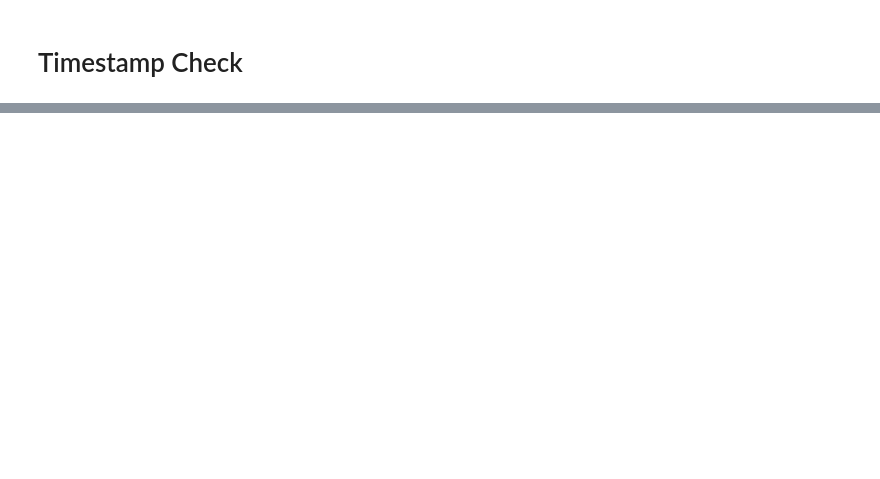
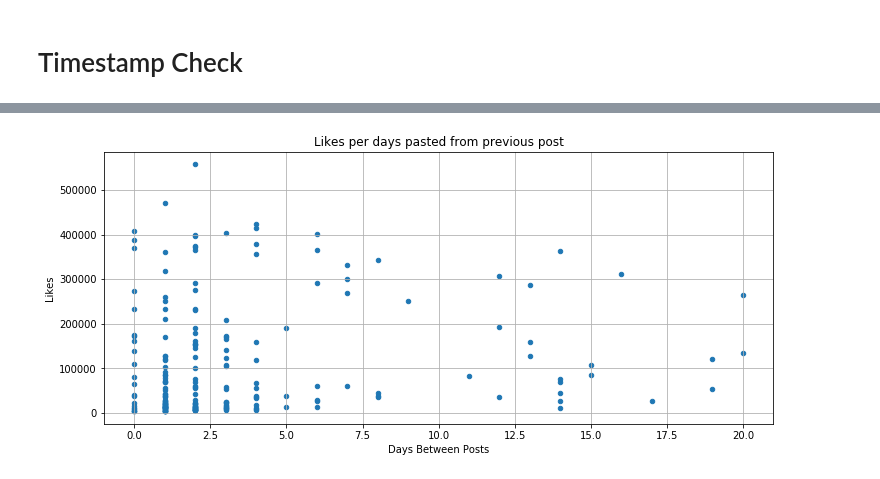
Before and after one commit to VasilisMpletsos/Instagram_Scrapper, a Jupyter notebook: TimestampExploration.ipynb, the cells around one changed output, grey strips where cells are left out. Drawn from its saved outputs; the diff is of its cells as text; code cells hidden in the pictures; blank space fills up the shorter version.

```diff
--- a/TimestampExploration.ipynb
+++ b/TimestampExploration.ipynb
@@ -44,0 +55,21 @@ Going to show images from 25 to 29
+# %%
+file = open(f"./Images/{random_folder}/{random_folder}.json",encoding="utf8")
+data = json.load(file)
+images = []
+likes = []
+days_count = []
+datetimes = []
+pattern = re.compile(r'\d+_\d+_\d+_n.jpg')
+for item in data["GraphImages"]:
+    finds = re.search(pattern,item["display_url"])
+    images.append(finds[0])
+    likes.append(item["edge_media_preview_like"]["count"])
+    date_post = datetime.fromtimestamp(item["taken_at_timestamp"])
+    datetimes.append(date_post)
+    days_count.append((datetime.today() - date_post).days)
+maxLikes = max(likes)
+# %%
+df = pd.DataFrame(datetimes,columns=["Datetime"])
+df["Likes"]=likes
+df["Days Passed"] = days_count
+df = df.set_index("Datetime")
@@ -44,0 +86,2 @@ Going to show images from 25 to 29
+# %%
+df["Days Between Posts"] = df["Days Passed"] - df["Days Passed"].shift(1)
@@ -44,0 +92,2 @@ Going to show images from 25 to 29
+# %%
+df["Days Between Posts"] = df["Days Between Posts"].fillna(math.floor(df["Days Between Posts"].median()))
@@ -44,0 +104,4 @@ Going to show images from 25 to 29
+# %%
+df.plot.scatter("Days Between Posts","Likes",figsize=(12,5),title="Likes per days pasted from previous post",grid=True);
+# %% [output]
+[figure, added]
```
Also changed, not shown: parts of 15 cells of this notebook, 25 other files.
